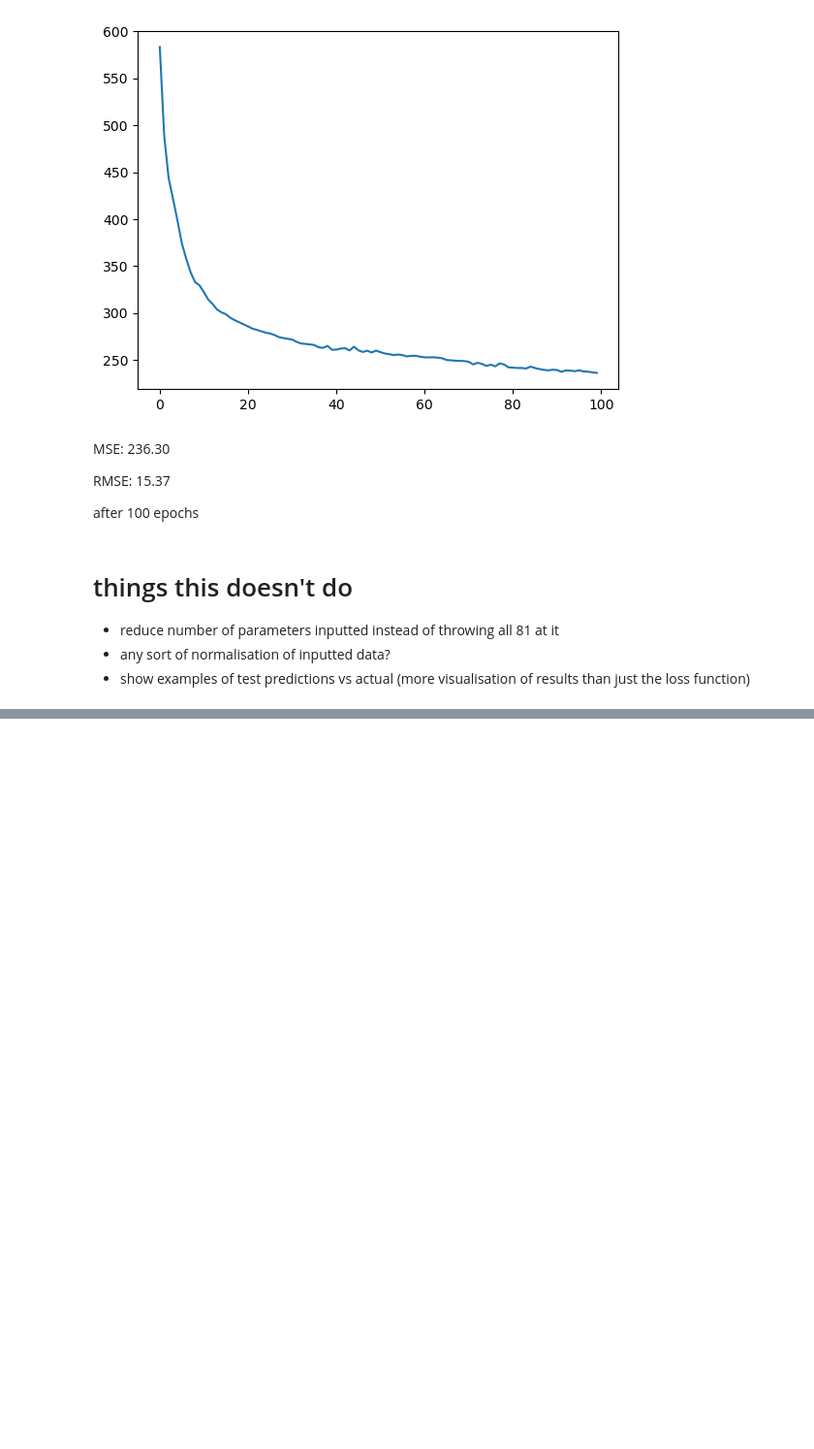
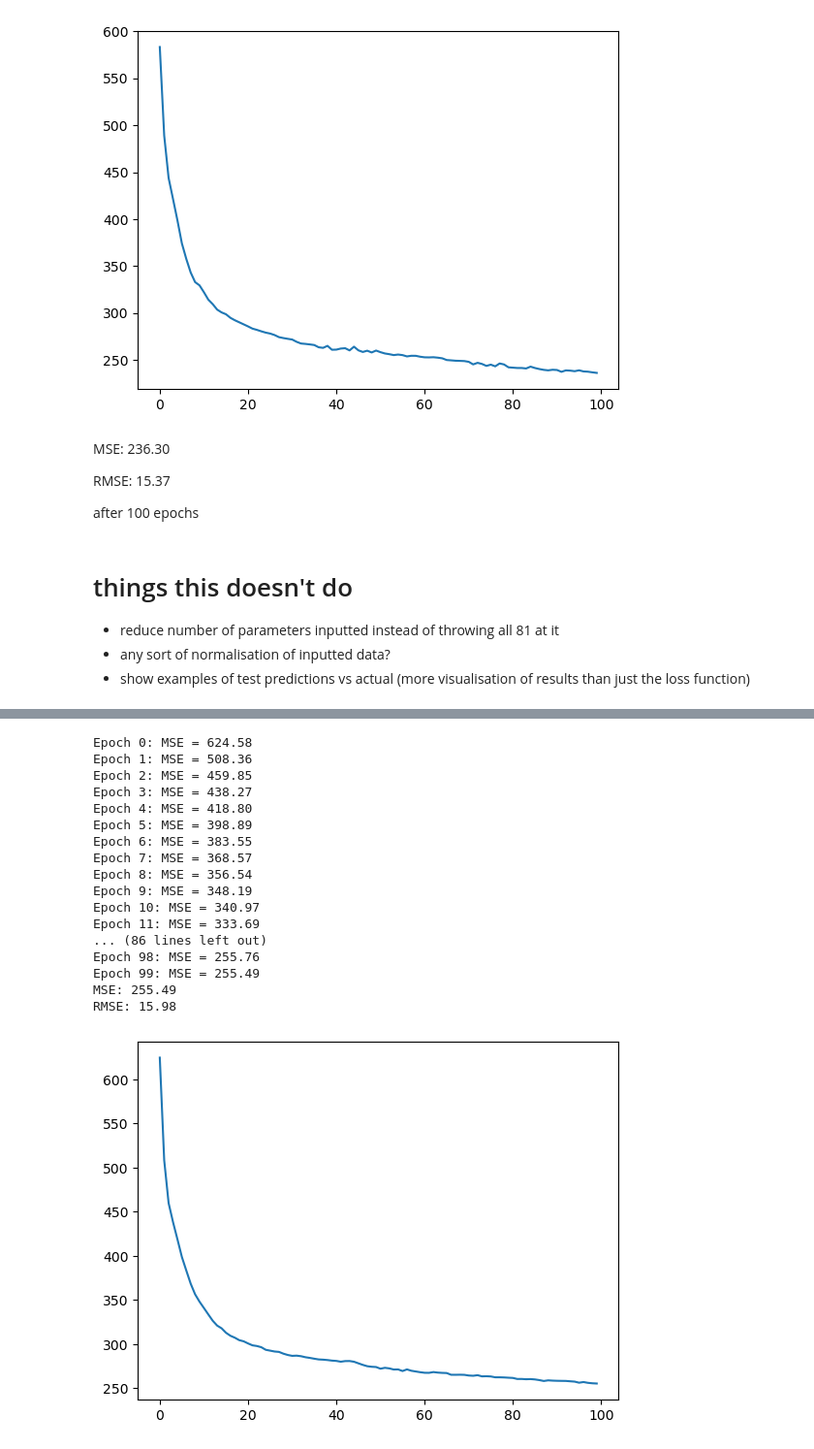
Before and after one commit to ax214/pml_supercond, a Jupyter notebook: notebooks/03_regression_all_params.ipynb, the cells around one changed output, grey strips where cells are left out. Shown at 97% size. Cells and saved outputs as stored; diff of their text form; code cells hidden in the pictures; blank space fills up the shorter version.

```diff
--- a/notebooks/03_regression_all_params.ipynb
+++ b/notebooks/03_regression_all_params.ipynb
@@ -189,0 +208,61 @@ after 100 epochs
+# %%
+# Define the model
+model = nn.Sequential(
+    nn.Linear(81, 27),
+    nn.ReLU(),
+    nn.Linear(27, 9),
+    nn.ReLU(),
+    nn.Linear(9, 3),
+    nn.ReLU(),
+    nn.Linear(3, 1)
+)
+# %%
+# loss function and optimizer
+loss_fn = nn.MSELoss()  # mean square error
+optimizer = optim.Adam(model.parameters(), lr=0.0001)
+
+n_epochs = 100   # number of epochs to run
+batch_size = 10  # size of each batch
+batch_start = torch.arange(0, len(X_train), batch_size)
+
+# Hold the best model
+best_mse = np.inf   # init to infinity
+best_weights = None
+history = []
+
+for epoch in range(n_epochs):
+    model.train()
+    with tqdm.tqdm(batch_start, unit="batch", mininterval=0, disable=True) as bar:
+        bar.set_description(f"Epoch {epoch}")
+        for start in bar:
+            # take a batch
+            X_batch = X_train[start:start+batch_size]
+            y_batch = y_train[start:start+batch_size]
+            # forward pass
+            y_pred = model(X_batch)
+            loss = loss_fn(y_pred, y_batch)
+            # backward pass
+            optimizer.zero_grad()
+            loss.backward()
+            # update weights
+            optimizer.step()
+            # print progress
+            bar.set_postfix(mse=float(loss))
+    # evaluate accuracy at end of each epoch
+    model.eval()
+    y_pred = model(X_test)
+    mse = loss_fn(y_pred, y_test)
+    mse = float(mse)
+    history.append(mse)
+    if mse < best_mse:
+        best_mse = mse
+        best_weights = copy.deepcopy(model.state_dict())
+    print(f"Epoch {epoch}: MSE = {mse:.2f}")
+
+# restore model and return best accuracy
+model.load_state_dict(best_weights)
+print("MSE: %.2f" % best_mse)
+print("RMSE: %.2f" % np.sqrt(best_mse))
+plt.plot(history)
+plt.show()
+# %% [output]
@@ -189,0 +271,18 @@ after 100 epochs
+Epoch 0: MSE = 624.58
+Epoch 1: MSE = 508.36
+Epoch 2: MSE = 459.85
+Epoch 3: MSE = 438.27
+Epoch 4: MSE = 418.80
+Epoch 5: MSE = 398.89
+Epoch 6: MSE = 383.55
+Epoch 7: MSE = 368.57
+Epoch 8: MSE = 356.54
+Epoch 9: MSE = 348.19
+Epoch 10: MSE = 340.97
+Epoch 11: MSE = 333.69
+... (86 lines left out)
+Epoch 98: MSE = 255.76
+Epoch 99: MSE = 255.49
+MSE: 255.49
+RMSE: 15.98
+[figure, added]
```
Also changed, not shown: parts of 3 cells of this notebook, 2 other files.
